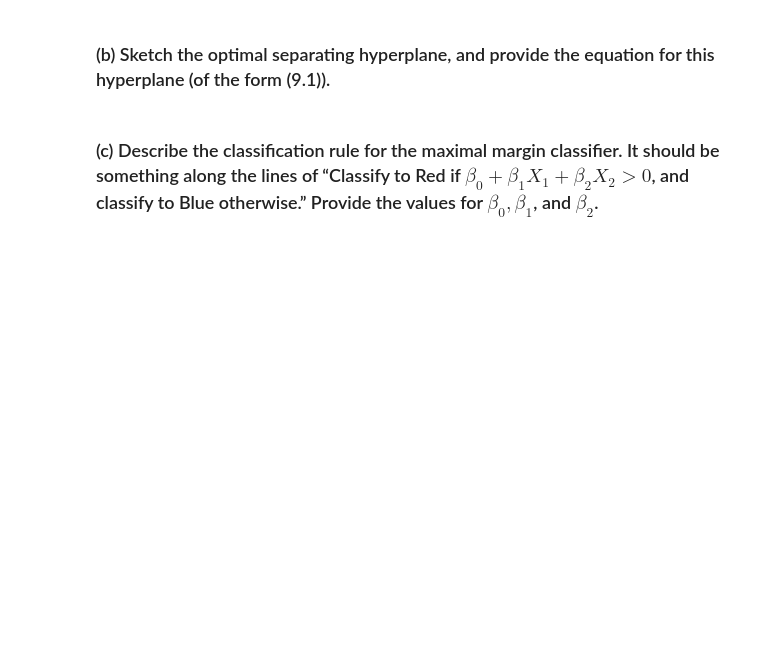
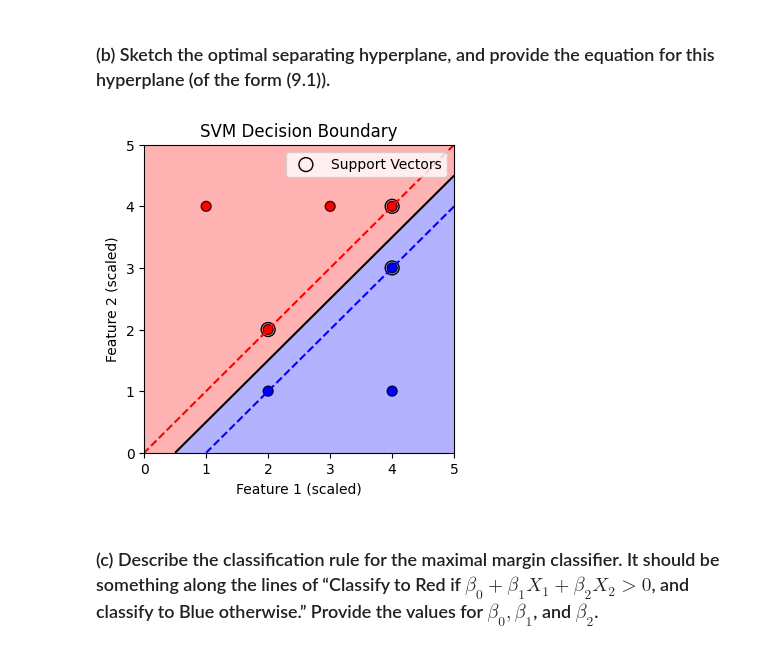
Before and after one commit to tksqhddnfl5/ds_edu, a Jupyter notebook: ml/practice_cjy.ipynb, the cells around one changed output. Drawn from its saved outputs; the diff is of its cells as text; code cells hidden in the pictures; blank space fills up the shorter version.

```diff
--- a/ml/practice_cjy.ipynb
+++ b/ml/practice_cjy.ipynb
@@ -500,4 +551,52 @@ $$
 # %% [markdown]
 ### (b) Sketch the optimal separating hyperplane, and provide the equation for this hyperplane (of the form (9.1)).
+# %%
+import numpy as np
+import matplotlib.pyplot as plt
+from sklearn.svm import SVC
+from sklearn.preprocessing import StandardScaler
+
+# 데이터 예시
+x1 = np.array([3, 2, 4, 1, 2, 4, 4])
+x2 = np.array([4, 2, 4, 4, 1, 3, 1])
+y = np.array([0, 0, 0, 0, 1, 1, 1])
+
+# 입력 데이터를 2차원 배열로 변환
+X = np.column_stack((x1, x2))
+
+# SVM 모델 생성 및 학습
+model = SVC(kernel='linear', C=1e10)  # C를 매우 큰 값으로 설정 (Maximal Margin Classifier)
+model.fit(X, y)
+
+# 시각화를 위한 함수
+def plot_svm_decision_boundary(model, X, y):
+    # 결정 경계 계산
+    xx, yy = np.meshgrid(
+        np.linspace(X[:, 0].min() - 1, X[:, 0].max() + 1, 100),
+        np.linspace(X[:, 1].min() - 1, X[:, 1].max() + 1, 100)
+    )
+    Z = model.decision_function(np.c_[xx.ravel(), yy.ravel()])
+    Z = Z.reshape(xx.shape)
+
+    # 데이터와 결정 경계 시각화
+    colors = ['red' if label == 0 else 'blue' for label in y]
+    plt.scatter(X[:, 0], X[:, 1], c=colors, s=50, edgecolors='k')
+    plt.contour(xx, yy, Z, levels=[-1, 0, 1], colors=['red', 'black', 'blue'], linestyles=['--', '-', '--'])
+
+    # 색상 변경 (결정 경계 위쪽은 빨간색, 아래쪽은 파란색)
+    plt.contourf(xx, yy, Z, levels=[-np.inf, 0, np.inf], colors=['red', 'blue'], alpha=0.3)
+
+    plt.scatter(model.support_vectors_[:, 0], model.support_vectors_[:, 1], s=100, facecolors='none', edgecolors='k', label="Support Vectors")
+    plt.title("SVM Decision Boundary")
+    plt.legend()
+    plt.xlabel("Feature 1 (scaled)")
+    plt.ylabel("Feature 2 (scaled)")
+    plt.show()
+
+# 결정 경계 시각화
+plt.figure(figsize=(4, 4))
+plot_svm_decision_boundary(model, X, y)
+# %% [output]
+[figure, added]
 # %% [markdown]
 ### (c) Describe the classification rule for the maximal margin classifier. It should be something along the lines of “Classify to Red if $\beta_0 + \beta_1 X_1 + \beta_2 X_2 > 0$, and classify to Blue otherwise.” Provide the values for $\beta_0, \beta_1$, and $\beta_2$.
```
Also changed, not shown: parts of 11 cells of this notebook.
